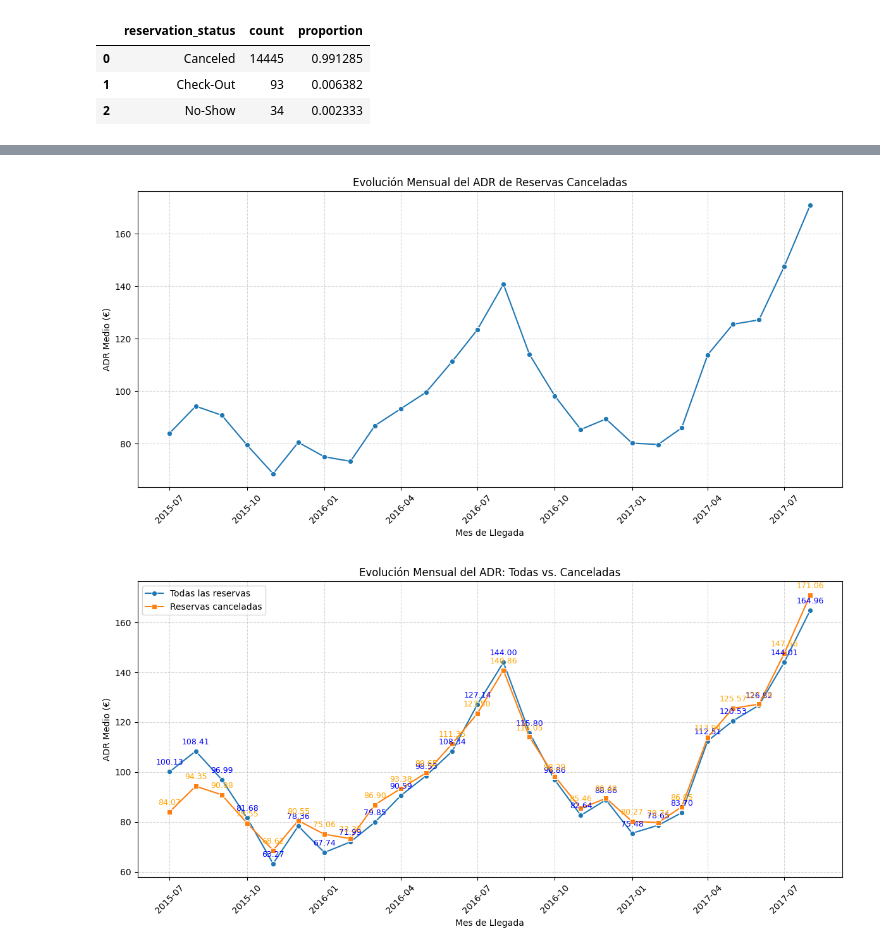
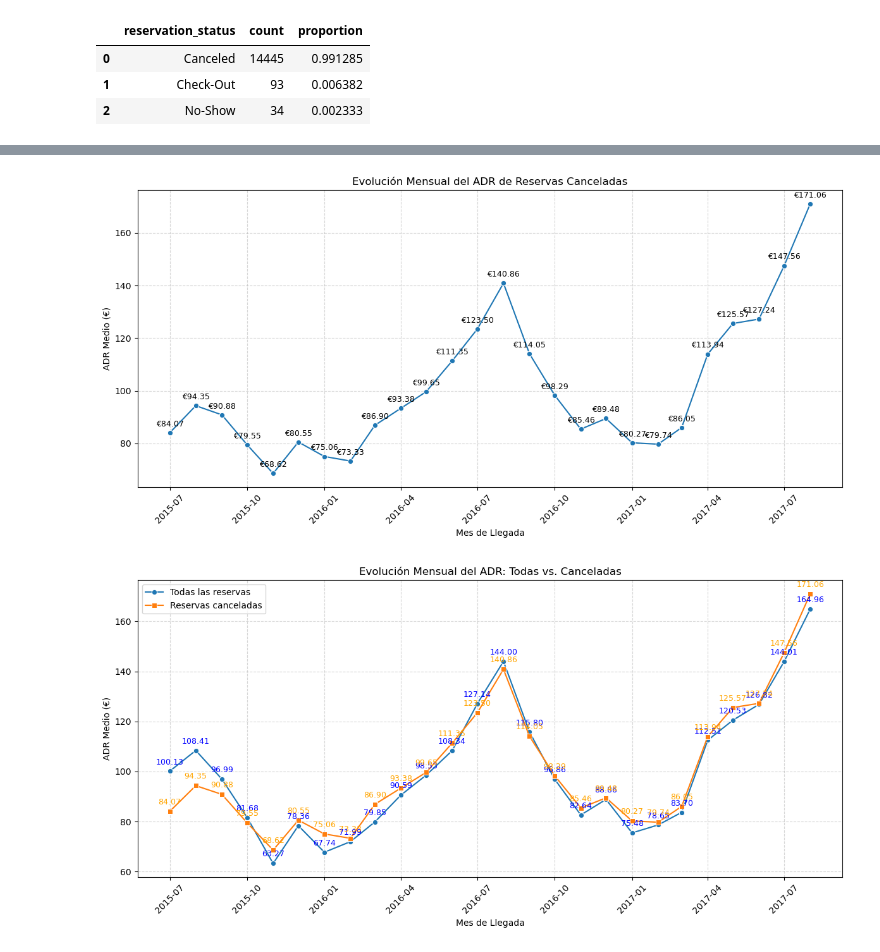
Before and after one commit to GuillermoDuMa/Reboot-Academy-Project-2-Hotel-Bookings, a Jupyter notebook: EDA-guillermo.ipynb, the cells around one changed output, grey strips where cells are left out. Saved outputs shown, nothing was run; the diff lists cells and outputs as text; code cells hidden in the pictures.

```diff
--- a/EDA-guillermo.ipynb
+++ b/EDA-guillermo.ipynb
@@ -7,7 +7,7 @@ import time
 from functools import reduce
 import calendar
 # %%
-df = pd.read_csv('hotel_bookings_clean.csv')
+df = pd.read_csv('hotel_bookings_clean.csv', parse_dates=['arrival_date'])
 # %%
 df.info()
 # %% [output]
@@ -534,34 +562,39 @@ Coeficiente de correlación (reservas vs tasa de cancelación): 0.574
 # %%
-# 3. Filtrar solo las reservas canceladas
-canceled = df[df['is_canceled'] == 1]
-
-# 4. Agrupar por mes y calcular ADR medio
-adr_cancel_trend = (
-    canceled
-      .groupby(canceled['arrival_date'].dt.to_period('M'), observed=False)['adr']
-      .mean()
-      .reset_index(name='adr_mean')
-)
-# Convertir el PeriodIndex a timestamps para el eje X
-adr_cancel_trend['month'] = adr_cancel_trend['arrival_date'].dt.to_timestamp()
-
-# 5. Graficar la evolución mensual del ADR para canceladas
-plt.figure(figsize=(12, 6))
+# 5. Graficar la evolución mensual del ADR para canceladas con etiquetas de datos
+fig, ax = plt.subplots(figsize=(12, 6))
 sns.lineplot(
     data=adr_cancel_trend,
     x='month',
     y='adr_mean',
-    marker='o'
+    marker='o',
+    errorbar=None,   # desactiva IC para evitar warnings
+    ax=ax
 )
-plt.xlabel('Mes de Llegada')
-plt.ylabel('ADR Medio (€)')
-plt.title('Evolución Mensual del ADR de Reservas Canceladas')
+
+# Offset para separar la etiqueta del punto
+offset = adr_cancel_trend['adr_mean'].max() * 0.01
+
+# Añadir etiqueta encima de cada punto
+for x, y in zip(adr_cancel_trend['month'], adr_cancel_trend['adr_mean']):
+    ax.text(
+        x,
+        y + offset,
+        f"€{y:.2f}",    # formato de moneda
+        ha='center',
+        va='bottom',
+        fontsize=9
+    )
+
+# Resto de estilo
+ax.set_xlabel('Mes de Llegada')
+ax.set_ylabel('ADR Medio (€)')
+ax.set_title('Evolución Mensual del ADR de Reservas Canceladas')
 plt.xticks(rotation=45)
-plt.grid(True, linestyle='--', alpha=0.5)
+ax.grid(True, linestyle='--', alpha=0.5)
 plt.tight_layout()
 plt.show()
 # %% [output]
-[figure, old version]
+[figure, new version]
 # %%
 # 2. Cálculo de ADR mensual para todas las reservas
 adr_all = (
```
Also changed, not shown: parts of 23 cells of this notebook.
